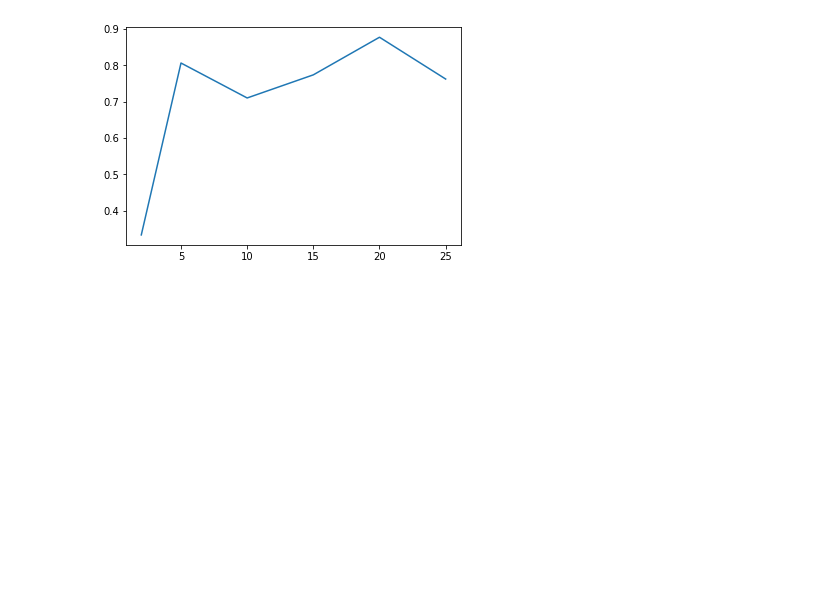
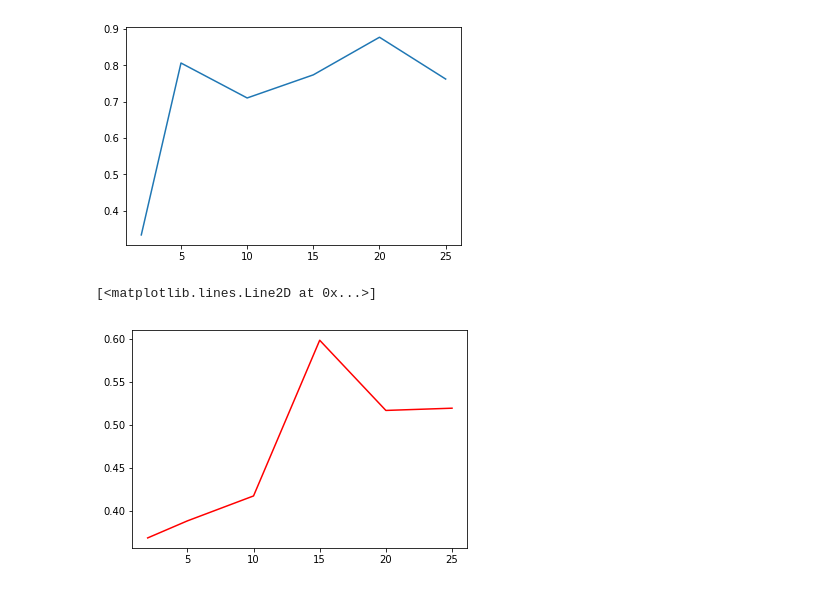
Before and after one commit to gabrielsluz/c-swm, a Jupyter notebook: Experiments.ipynb, the cells around one changed output. Saved outputs shown, nothing was run; the diff lists cells and outputs as text; code cells hidden in the pictures; blank space fills up the shorter version.

```diff
--- a/Experiments.ipynb
+++ b/Experiments.ipynb
@@ -28,6 +28,7 @@ import ast
 import torch
 from torch import tensor
 import copy
+import numpy as np
 
 '''
 Function that extracts results from the results file.
@@ -61,7 +62,9 @@ def extract_results(file_path):
         elif file_list[i][0:9] == 'num_steps':
             num_steps = file_list[i].split('=')[1]
             i += 2
-            temp_dict['num_steps='+str(num_steps)] = eval(file_list[i])
+            res_steps_dict = eval(file_list[i])
+            temp_dict['H1_num_steps='+str(num_steps)] = res_steps_dict['H1']
+            temp_dict['MRR_num_steps='+str(num_steps)] = res_steps_dict['MRR'].item()
         else:
             split_line = file_list[i].split(" = ")
             temp_dict[split_line[0]] = float(split_line[1])
@@ -131,5 +134,22 @@ def get_param_key(params, values, results):
     return found_key
 
 '''
-Processes an experiment dict, given mean and std dev values
+Processes two lists (x, y), given mean and std dev values
+Returns 3 lists: x , y_mean, y_std_dev
 '''
+def get_mean_std_dev(xs, ys):
+    #use np
+    aux_dict = {}
+    for x,y in zip(xs, ys):
+        if not x in aux_dict:
+            aux_dict[x] = []
+        aux_dict[x].append(y)
+
+    x_out = []
+    y_mean = []
+    y_std = []
+    for x in aux_dict.keys():
+        x_out.append(x)
+        y_mean.append(np.asarray(aux_dict[x]).mean())
+        y_std.append(np.asarray(aux_dict[x]).std())
+    return x_out, y_mean, y_std
@@ -138,5 +156,7 @@ Processes an experiment dict, given mean and std dev values
 # %%
-experiment_keys = ['LinearEvalAcc', 'FineTuning10pc30epochs', 'FineTuning10pc60epochs', 'num_steps=1', 'num_steps=5', 'num_steps=10']
+experiment_keys = ['LinearEvalAcc', 'FineTuning10pc30epochs', 'FineTuning10pc60epochs']
+experiment_keys += ['H1_num_steps=1', 'H1_num_steps=5', 'H1_num_steps=10']
+experiment_keys += ['MRR_num_steps=1', 'MRR_num_steps=5', 'MRR_num_steps=10']
 varying_param = 'num_objects'
 result_list = extract_results("eval_all_results.txt")
 results = get_results_array(result_list, varying_param, experiment_keys)
@@ -165,3 +205,11 @@ plt.plot(results[found_key]['FineTuning10pc30epochs']['num_objects'][:6], result
 # %% [output]
 [<matplotlib.lines.Line2D at 0x...>]
 [figure]
+# %%
+params = ['epochs', 'use_trans_model']
+values = [10, 'True']
+found_key = get_param_key(params, values, results)
+plt.plot(results[found_key]['LinearEvalAcc']['num_objects'][:6], results[found_key]['LinearEvalAcc']['result'][:6], "r")
+# %% [output]
+[<matplotlib.lines.Line2D at 0x...>]
+[figure, added]
```
Also changed, not shown: parts of 5 cells of this notebook.
